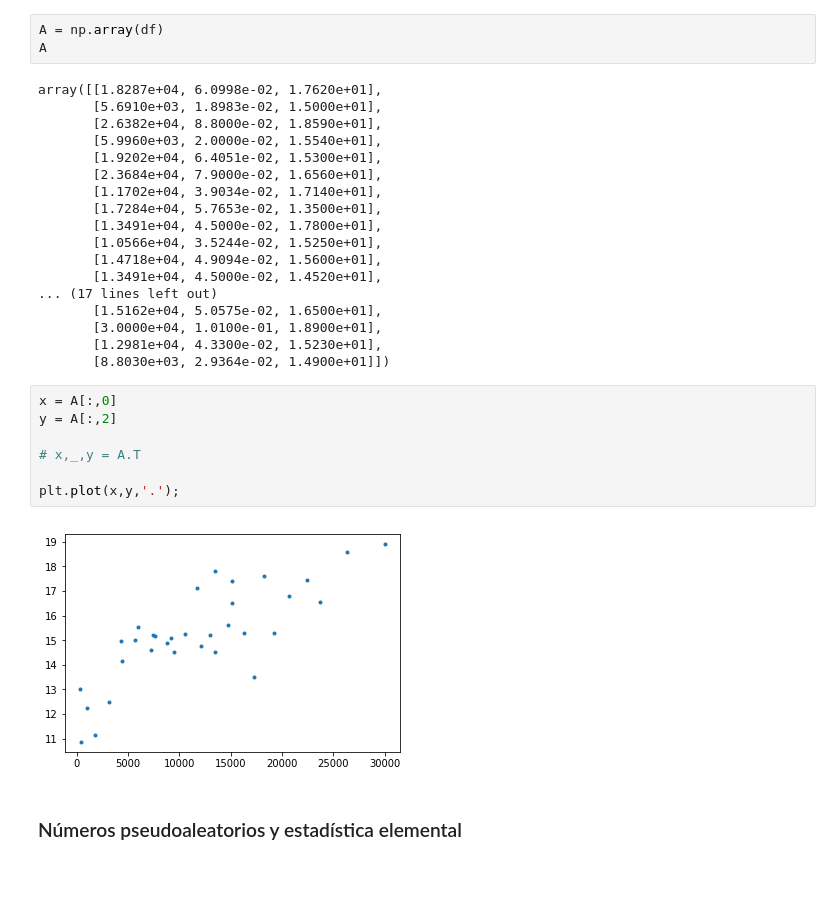
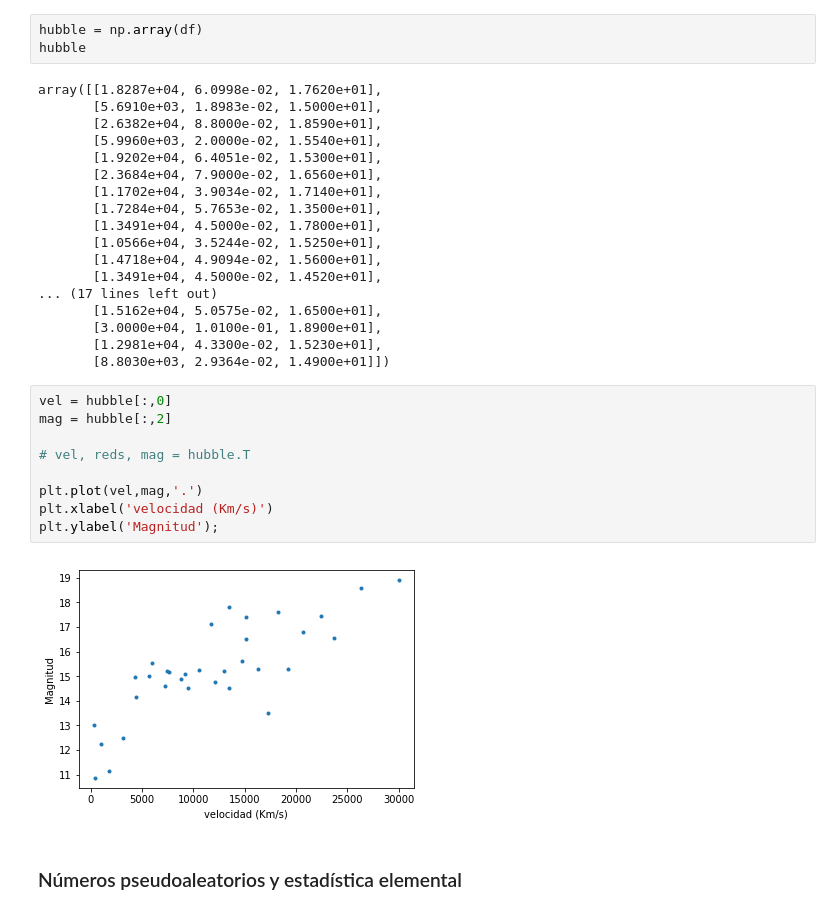
Before and after one commit to albertoruiz/inforfis, a Jupyter notebook: notebooks/numpy.ipynb, the cells around one changed output. Saved outputs shown, nothing was run; the diff lists cells and outputs as text; blank space fills up the shorter version.

Commit message:
hubble, metodos

```diff
--- a/notebooks/numpy.ipynb
+++ b/notebooks/numpy.ipynb
@@ -431,8 +487,8 @@ df
 # %% [markdown]
 Más adelante estudiaremos los dataframes. Por ahora convertimos los datos a un array normal.
 # %%
-A = np.array(df)
-A
+hubble = np.array(df)
+hubble
 # %% [output]
 array([[1.8287e+04, 6.0998e-02, 1.7620e+01],
        [5.6910e+03, 1.8983e-02, 1.5000e+01],
@@ -451,15 +507,17 @@ array([[1.8287e+04, 6.0998e-02, 1.7620e+01],
        [3.0000e+04, 1.0100e-01, 1.8900e+01],
        [1.2981e+04, 4.3300e-02, 1.5230e+01],
        [8.8030e+03, 2.9364e-02, 1.4900e+01]])
-# %%
-x = A[:,0]
-y = A[:,2]
-
-# x,_,y = A.T
-
-plt.plot(x,y,'.');
-# %% [output]
-[figure, removed]
+# %%
+vel = hubble[:,0]
+mag = hubble[:,2]
+
+# vel, reds, mag = hubble.T
+
+plt.plot(vel,mag,'.')
+plt.xlabel('velocidad (Km/s)')
+plt.ylabel('Magnitud');
+# %% [output]
+[figure, added]
 # %% [markdown]
 ### Números pseudoaleatorios y estadística elemental
 # %% [markdown]
```
Also changed, not shown: parts of 28 cells of this notebook, 7 other files.
